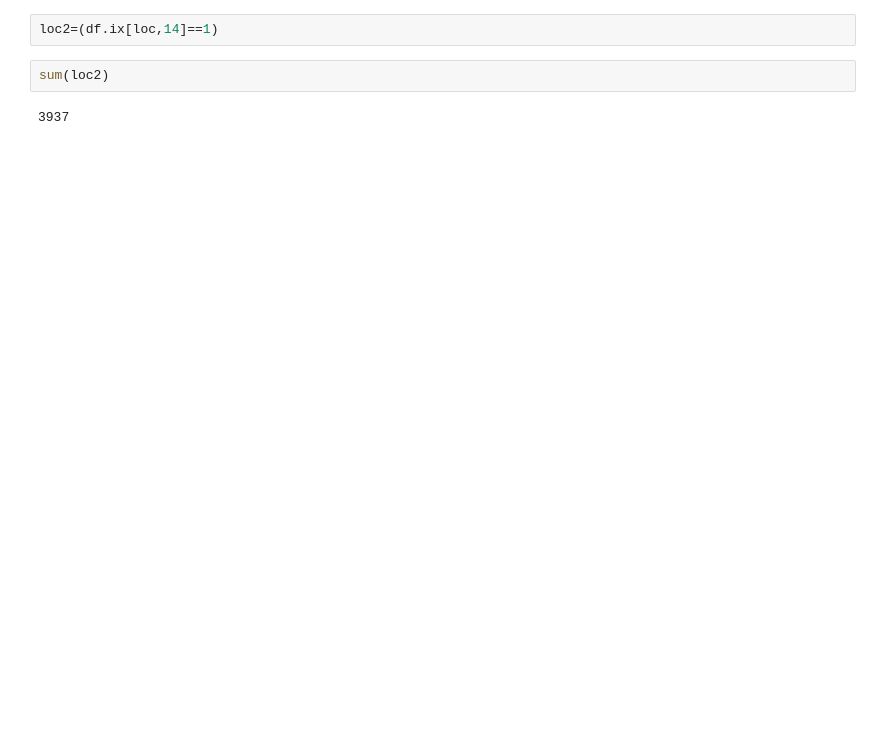
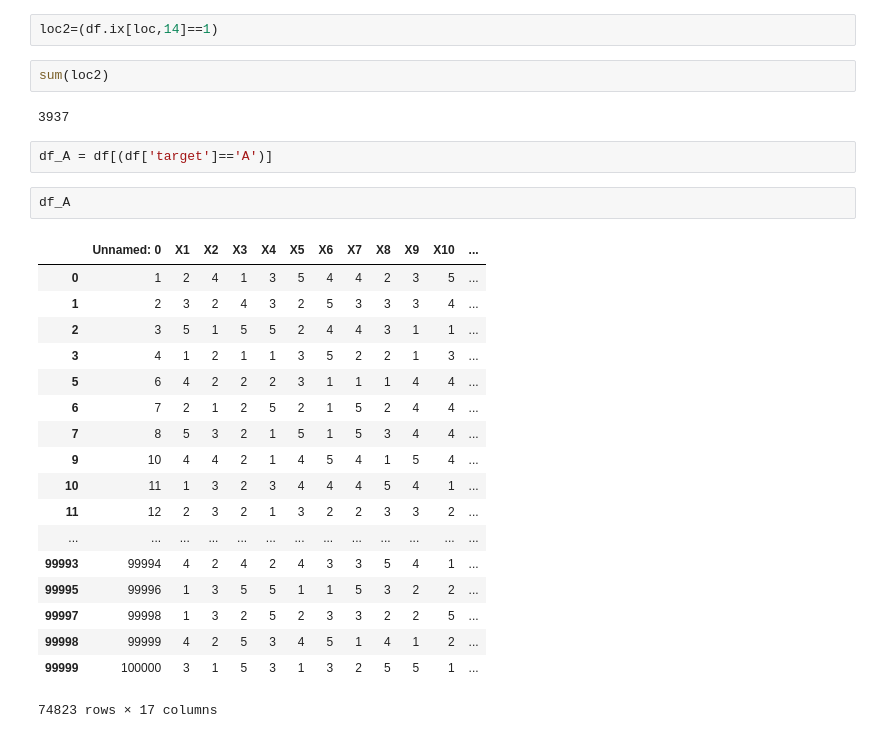
Before and after one commit to mokundong/CISDI, a Jupyter notebook: ipython/test2.ipynb, the cells around one changed output. Drawn from its saved outputs; the diff is of its cells as text; blank space fills up the shorter version.

```diff
--- a/ipython/test2.ipynb
+++ b/ipython/test2.ipynb
@@ -40,3 +82,26 @@ loc2=(df.ix[loc,14]==1)
 sum(loc2)
 # %% [output]
 3937
+# %%
+df_A = df[(df['target']=='A')]
+# %%
+df_A
+# %% [output]
+|  | Unnamed: 0 | X1 | X2 | X3 | X4 | X5 | X6 | X7 | X8 | X9 | X10 | ... |
+| 0 | 1 | 2 | 4 | 1 | 3 | 5 | 4 | 4 | 2 | 3 | 5 | ... |
+| 1 | 2 | 3 | 2 | 4 | 3 | 2 | 5 | 3 | 3 | 3 | 4 | ... |
+| 2 | 3 | 5 | 1 | 5 | 5 | 2 | 4 | 4 | 3 | 1 | 1 | ... |
+| 3 | 4 | 1 | 2 | 1 | 1 | 3 | 5 | 2 | 2 | 1 | 3 | ... |
+| 5 | 6 | 4 | 2 | 2 | 2 | 3 | 1 | 1 | 1 | 4 | 4 | ... |
+| 6 | 7 | 2 | 1 | 2 | 5 | 2 | 1 | 5 | 2 | 4 | 4 | ... |
+| 7 | 8 | 5 | 3 | 2 | 1 | 5 | 1 | 5 | 3 | 4 | 4 | ... |
+| 9 | 10 | 4 | 4 | 2 | 1 | 4 | 5 | 4 | 1 | 5 | 4 | ... |
+| 10 | 11 | 1 | 3 | 2 | 3 | 4 | 4 | 4 | 5 | 4 | 1 | ... |
+| 11 | 12 | 2 | 3 | 2 | 1 | 3 | 2 | 2 | 3 | 3 | 2 | ... |
+| ... | ... | ... | ... | ... | ... | ... | ... | ... | ... | ... | ... | ... |
+| 99993 | 99994 | 4 | 2 | 4 | 2 | 4 | 3 | 3 | 5 | 4 | 1 | ... |
+| 99995 | 99996 | 1 | 3 | 5 | 5 | 1 | 1 | 5 | 3 | 2 | 2 | ... |
+| 99997 | 99998 | 1 | 3 | 2 | 5 | 2 | 3 | 3 | 2 | 2 | 5 | ... |
+| 99998 | 99999 | 4 | 2 | 5 | 3 | 4 | 5 | 1 | 4 | 1 | 2 | ... |
+| 99999 | 100000 | 3 | 1 | 5 | 3 | 1 | 3 | 2 | 5 | 5 | 1 | ... |
+74823 rows × 17 columns
```
Also changed, not shown: parts of 11 cells of this notebook, 4 other files.
